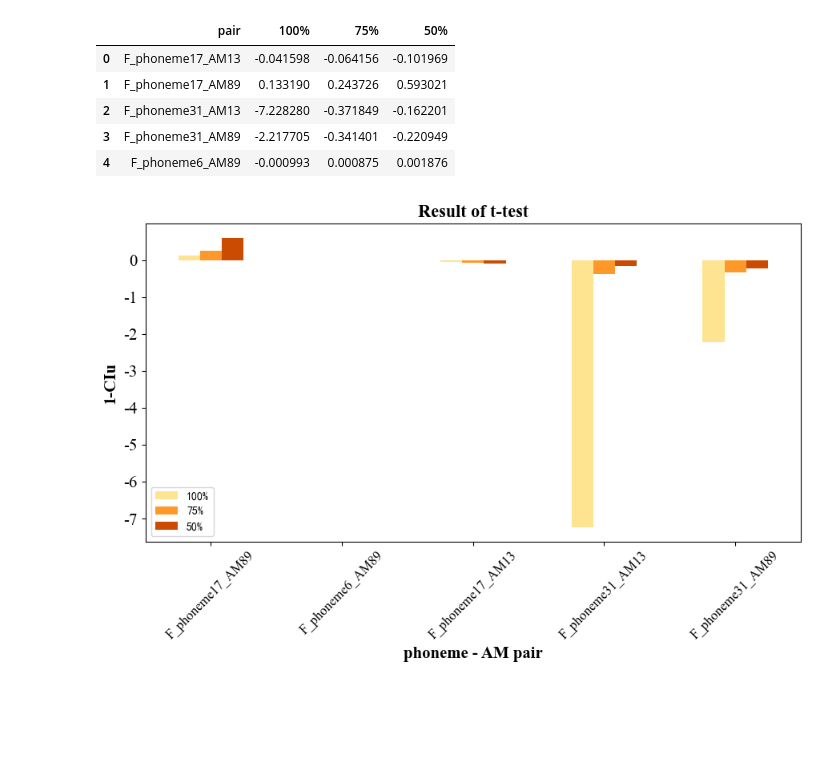
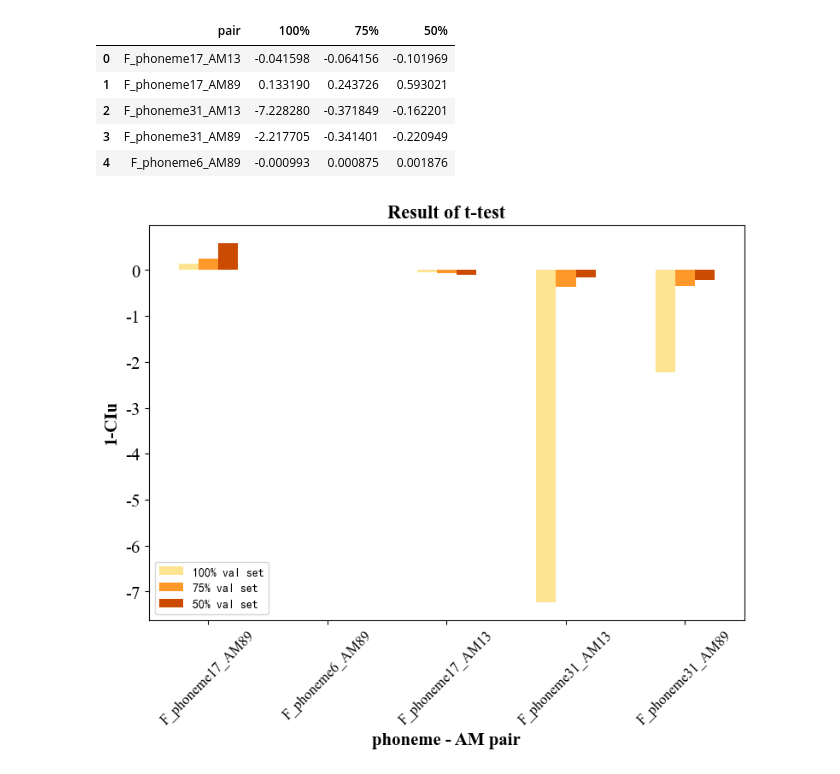
Before and after one commit to QuLiao1117/11785_Final_Project, a Jupyter notebook: identify/t-test.ipynb, the cells around one changed output. Saved outputs shown, nothing was run; the diff lists cells and outputs as text; code cells hidden in the pictures; blank space fills up the shorter version.

Commit message:
update plot

```diff
--- a/identify/t-test.ipynb
+++ b/identify/t-test.ipynb
@@ -58,14 +58,14 @@ df.to_csv("t_test_result.csv", index=False)
 # %%
 sns.set_palette("YlOrBr", 3)
 df.sort_values(by=['50%'], ascending=False).plot(x="pair", y=["100%", "75%", "50%"], kind="bar",figsize=(9,6),title="Result of t-test")
 plt.title("Result of t-test",fontproperties='Times New Roman', fontsize=16,fontweight='bold')
 plt.xlabel("phoneme - AM pair",fontproperties='Times New Roman', fontsize=15,fontweight='bold')
 plt.ylabel("1-CIu",fontproperties='Times New Roman', fontsize=15,fontweight='bold')
-
+plt.legend(["100% val set","75% val set","50% val set"])
 plt.yticks(fontproperties='Times New Roman', size=15)
 plt.xticks(fontproperties='Times New Roman', size=12, rotation=45)
 plt.rcParams['font.sans-serif'] = ['KaiTi']
 plt.rcParams['axes.unicode_minus'] = False
 plt.show()
 # %% [output]
-[figure, old version]
+[figure, new version]
```
